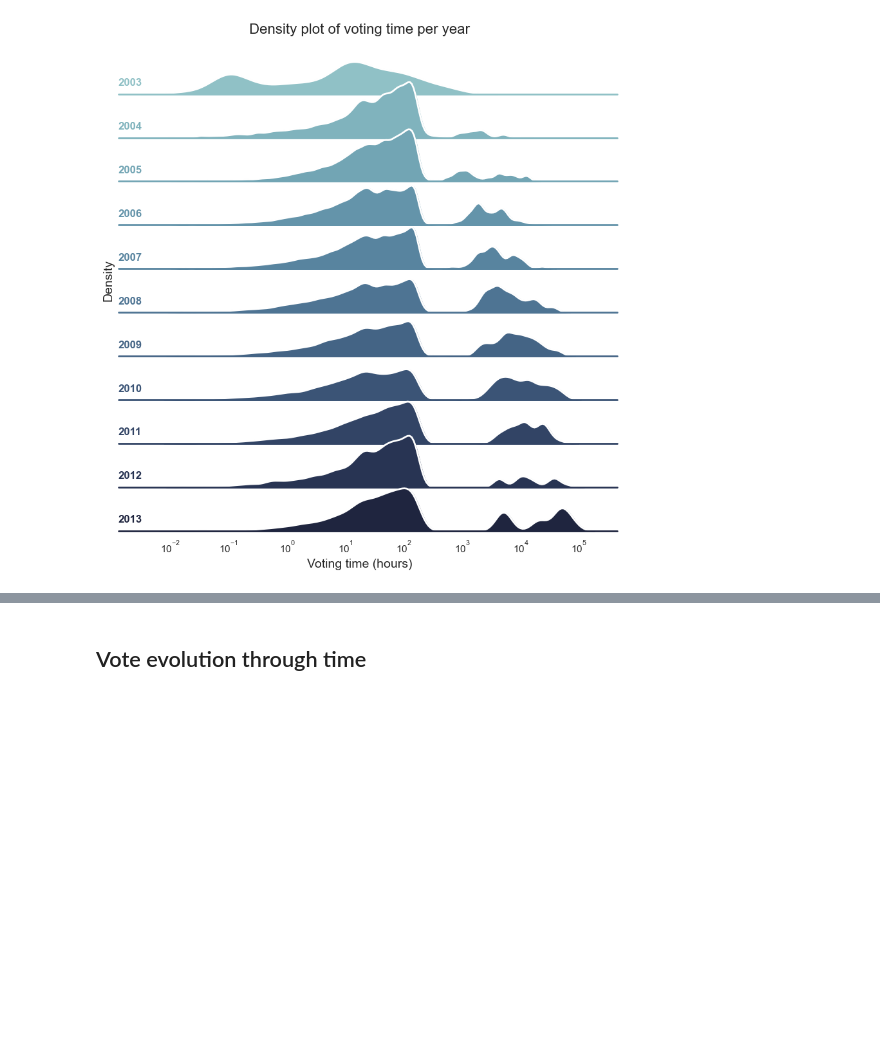
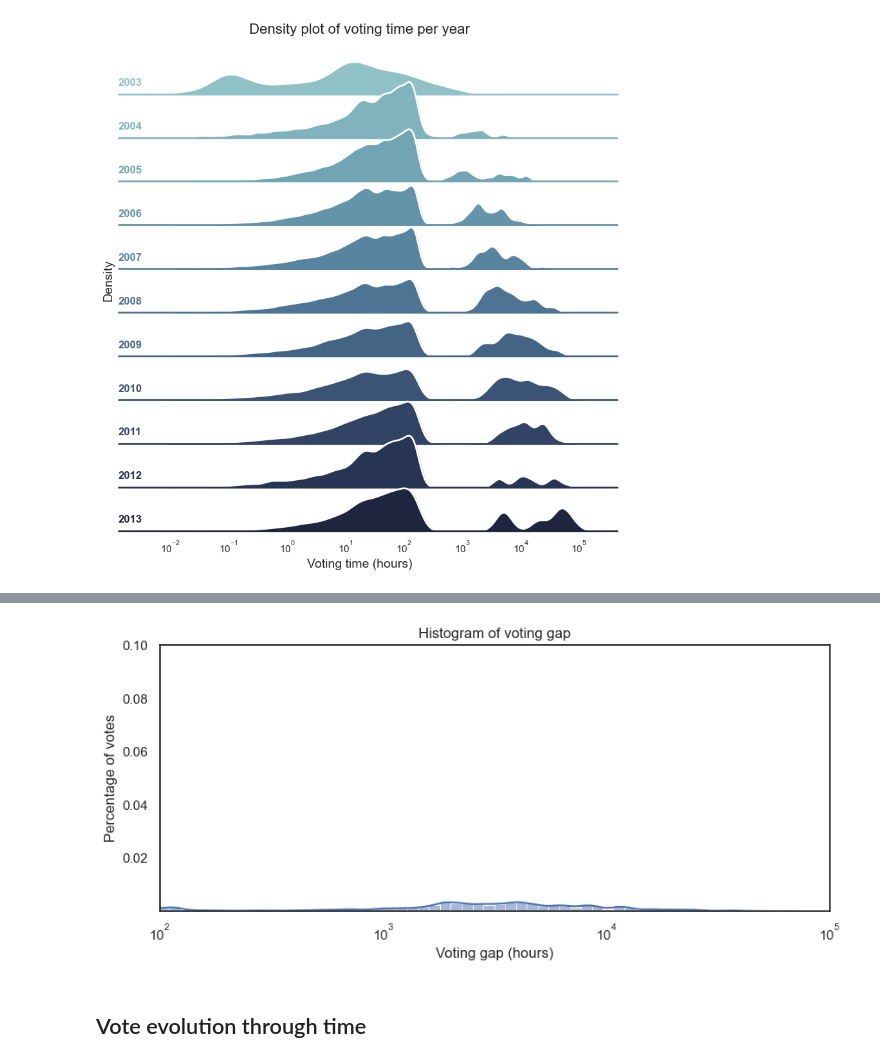
Before and after one commit to epfl-ada/ada-2023-project-abracadabra, a Jupyter notebook: P1_visualisation.ipynb, the cells around one changed output, grey strips where cells are left out. Saved outputs shown, nothing was run; the diff lists cells and outputs as text; code cells hidden in the pictures; blank space fills up the shorter version.

```diff
--- a/P1_visualisation.ipynb
+++ b/P1_visualisation.ipynb
@@ -275,0 +278,4 @@ plt.show()
+# %%
+# Separate the vote for a candidate by elections rounds (i.e. when there is no new vote for a target during 72 hours)
+votes_gap = df_timeserie.groupby('Target').Voting_time.apply(lambda x: x.sort_values().diff())
+votes_gap
@@ -276,3 +308,13 @@ plt.show()
+# %%
+# Plot histogram of voting gap
+fig, ax = plt.subplots(figsize=(10,4))
+sns.histplot(data=votes_gap+1, kde=True, ax=ax, bins=100, stat='density', log_scale=(True, False))
+ax.set_title('Histogram of voting gap')
+ax.set_xlabel('Voting gap (hours)')
+ax.set_ylabel('Percentage of votes')
+plt.show()
+# %% [output]
+[figure, added]
 # %% [markdown]
 ## Vote evolution through time
 # %%
```
Also changed, not shown: parts of 7 cells of this notebook.
